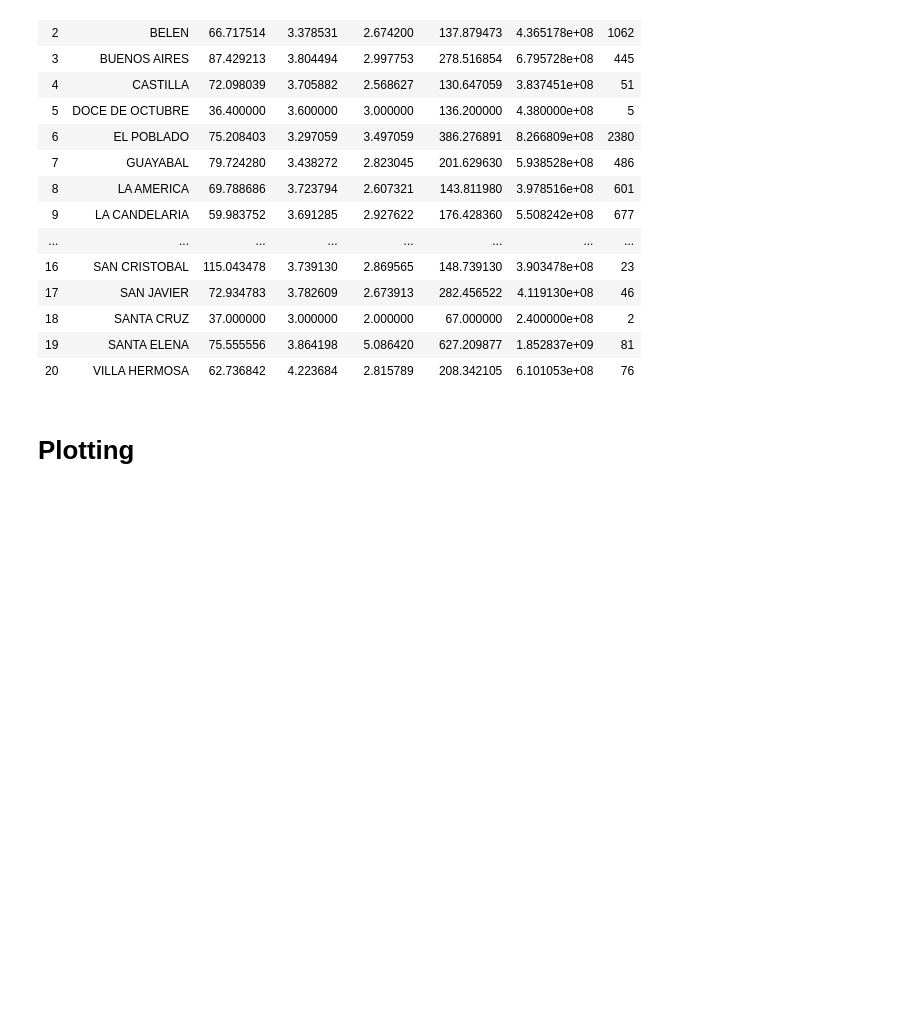
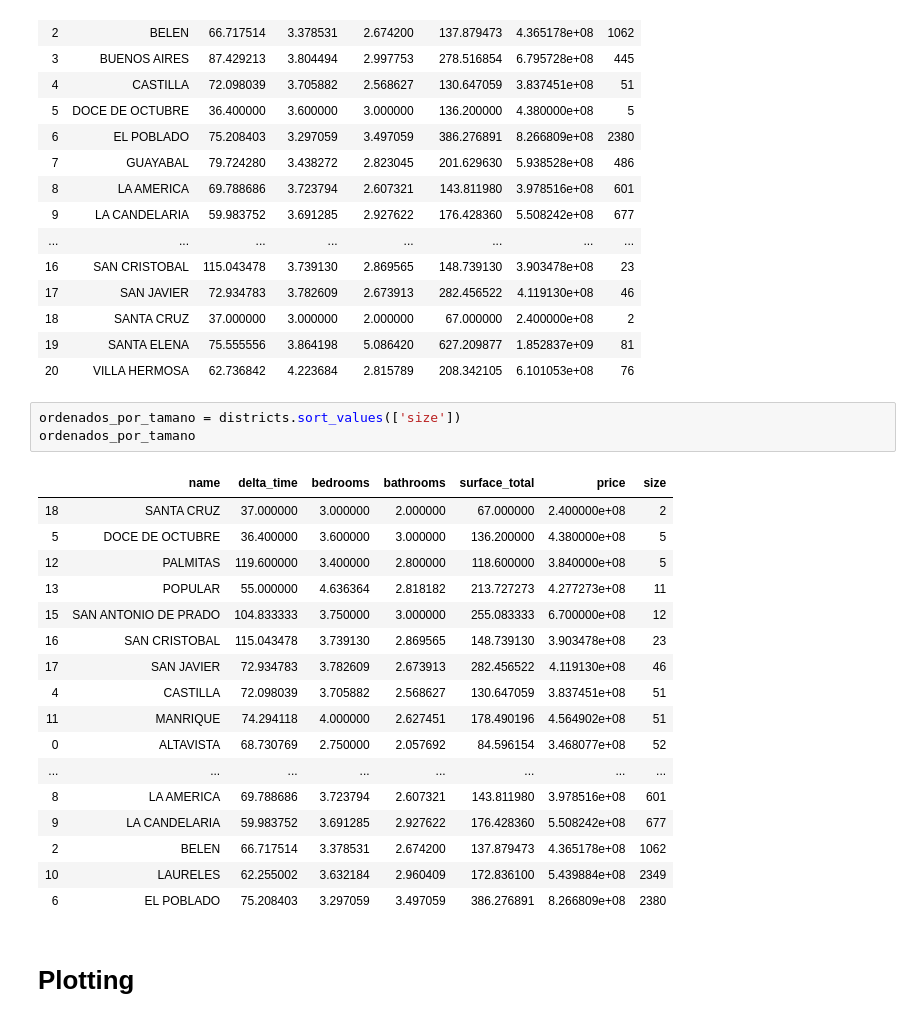
Before and after one commit to MiguelMque/housing_prices_prediction, a Jupyter notebook: ipynb_check_points/data_analysis/District Analysis.ipynb, the cells around one changed output. Saved outputs shown, nothing was run; the diff lists cells and outputs as text; blank space fills up the shorter version.

```diff
--- a/ipynb_check_points/data_analysis/District Analysis.ipynb
+++ b/ipynb_check_points/data_analysis/District Analysis.ipynb
@@ -137,6 +137,27 @@ districts
 | 18 | SANTA CRUZ | 37.000000 | 3.000000 | 2.000000 | 67.000000 | 2.400000e+08 | 2 |
 | 19 | SANTA ELENA | 75.555556 | 3.864198 | 5.086420 | 627.209877 | 1.852837e+09 | 81 |
 | 20 | VILLA HERMOSA | 62.736842 | 4.223684 | 2.815789 | 208.342105 | 6.101053e+08 | 76 |
+# %%
+ordenados_por_tamano = districts.sort_values(['size'])
+ordenados_por_tamano
+# %% [output]
+|  | name | delta_time | bedrooms | bathrooms | surface_total | price | size |
+| 18 | SANTA CRUZ | 37.000000 | 3.000000 | 2.000000 | 67.000000 | 2.400000e+08 | 2 |
+| 5 | DOCE DE OCTUBRE | 36.400000 | 3.600000 | 3.000000 | 136.200000 | 4.380000e+08 | 5 |
+| 12 | PALMITAS | 119.600000 | 3.400000 | 2.800000 | 118.600000 | 3.840000e+08 | 5 |
+| 13 | POPULAR | 55.000000 | 4.636364 | 2.818182 | 213.727273 | 4.277273e+08 | 11 |
+| 15 | SAN ANTONIO DE PRADO | 104.833333 | 3.750000 | 3.000000 | 255.083333 | 6.700000e+08 | 12 |
+| 16 | SAN CRISTOBAL | 115.043478 | 3.739130 | 2.869565 | 148.739130 | 3.903478e+08 | 23 |
+| 17 | SAN JAVIER | 72.934783 | 3.782609 | 2.673913 | 282.456522 | 4.119130e+08 | 46 |
+| 4 | CASTILLA | 72.098039 | 3.705882 | 2.568627 | 130.647059 | 3.837451e+08 | 51 |
+| 11 | MANRIQUE | 74.294118 | 4.000000 | 2.627451 | 178.490196 | 4.564902e+08 | 51 |
+| 0 | ALTAVISTA | 68.730769 | 2.750000 | 2.057692 | 84.596154 | 3.468077e+08 | 52 |
+| ... | ... | ... | ... | ... | ... | ... | ... |
+| 8 | LA AMERICA | 69.788686 | 3.723794 | 2.607321 | 143.811980 | 3.978516e+08 | 601 |
+| 9 | LA CANDELARIA | 59.983752 | 3.691285 | 2.927622 | 176.428360 | 5.508242e+08 | 677 |
+| 2 | BELEN | 66.717514 | 3.378531 | 2.674200 | 137.879473 | 4.365178e+08 | 1062 |
+| 10 | LAURELES | 62.255002 | 3.632184 | 2.960409 | 172.836100 | 5.439884e+08 | 2349 |
+| 6 | EL POBLADO | 75.208403 | 3.297059 | 3.497059 | 386.276891 | 8.266809e+08 | 2380 |
 # %% [markdown]
 # Plotting
 # %%
```
Also changed, not shown: parts of 56 cells of this notebook.
